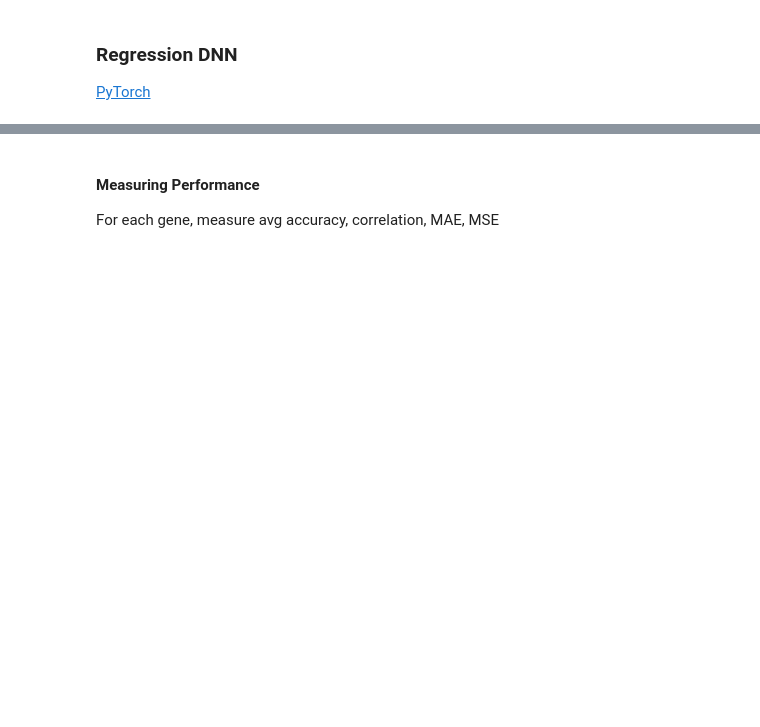
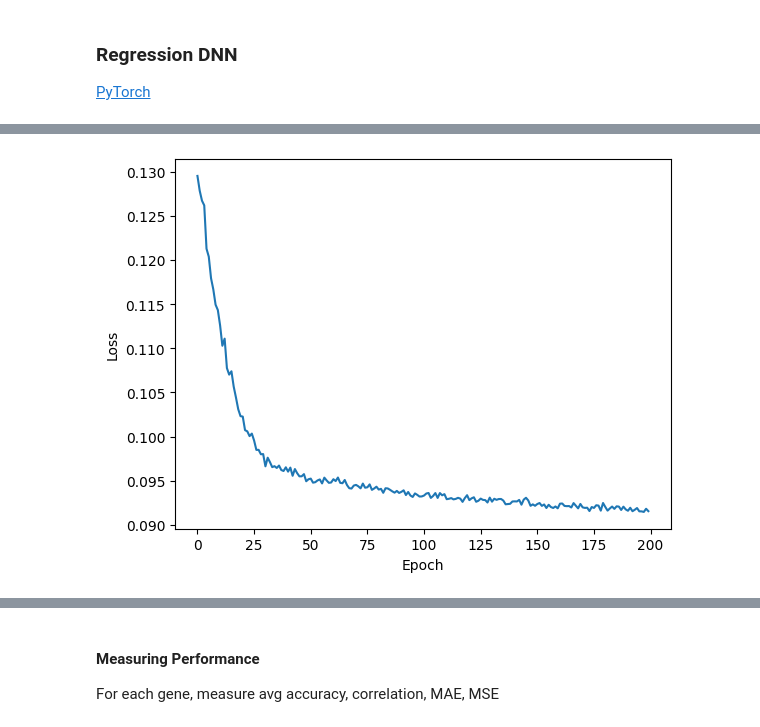
Before and after one commit to Michell203/DingLab, a Jupyter notebook: DLabCode.ipynb, the cells around one changed output, grey strips where cells are left out. Saved outputs shown, nothing was run; the diff lists cells and outputs as text; code cells hidden in the pictures; blank space fills up the shorter version.

```diff
--- a/DLabCode.ipynb
+++ b/DLabCode.ipynb
@@ -277,0 +255,3 @@ print(int(len(bulks_adata.var) * 0.8))
+# %%
+scaler = StandardScaler()
+all_inputs = scaler.fit_transform(all_inputs)
@@ -339,9 +373,9 @@ tensor([0.7318])
 # %%
-X_train = torch.tensor(np.array(X_train), dtype=torch.float32)
-Y_train = torch.tensor(Y_train, dtype=torch.float32).reshape(-1, 1)
+X_train_t = torch.tensor(np.array(X_train), dtype=torch.float32)
+Y_train_t = torch.tensor(Y_train, dtype=torch.float32).reshape(-1, 1)
 
-X_test = torch.tensor(np.array(X_test), dtype=torch.float32)
-Y_test = torch.tensor(Y_test, dtype=torch.float32).reshape(-1, 1)
+X_test_t = torch.tensor(np.array(X_test), dtype=torch.float32)
+Y_test_t = torch.tensor(Y_test, dtype=torch.float32).reshape(-1, 1)
 # %%
 X_train = torch.tensor(np.array(X_train_t), dtype=torch.float32)
 Y_train = torch.tensor(Y_train_t, dtype=torch.float32).reshape(-1, 1)
@@ -358,12 +392,21 @@ class NeuralNetwork(nn.Module):
     def __init__(self, input_size, output_size):
         super().__init__()
         self.linear_relu_stack = nn.Sequential(
-            nn.Linear(input_size, 48),
+            nn.Linear(input_size, 64),
             nn.ReLU(),
-            nn.Linear(48, 32),
+            nn.Dropout(0.2),
+            nn.Linear(64, 32),
             nn.ReLU(),
             nn.Linear(32, output_size)
         )
+        # self.linear_relu_stack = nn.Sequential(
+        #     nn.Linear(input_size, 64),
+        #     nn.ReLU(),
+        #     nn.Linear(64, 32),
+        #     nn.ReLU(),
+        #     nn.Linear(32, output_size),
+        #     nn.ReLU()
+        # )
 
     def forward(self, x):
         logits = self.linear_relu_stack(x)
@@ -371,18 +414,31 @@ class NeuralNetwork(nn.Module):
 # %%
 model = NeuralNetwork(84, 1)
 loss_fn = nn.MSELoss()
-optimizer = optim.Adam(model.parameters(), lr=0.001)
+optimizer = optim.Adam(model.parameters(), lr=0.0001, weight_decay=0.001)
 # %%
 def train_model(model, X, y, optimizer, loss_fn, epochs):
     model.train()
+    epoch_vals = []
+    loss_vals = []
+
     for epoch in range(epochs):
+        epoch_vals.append(epoch)
         optimizer.zero_grad()
         output = model(X)
+
         loss = loss_fn(output, y)
+        loss_vals.append(loss.item())
         loss.backward()
+
         optimizer.step()
         if epoch % 100 == 0:
             print(f'Epoch {epoch}: Loss = {loss.item()}')
 
-train_model(model, X_train, Y_train, optimizer, loss_fn, epochs=500)
+    plt.xlabel('Epoch')
+    plt.ylabel('Loss')
+    plt.plot(epoch_vals, loss_vals)
+    plt.show()
+
+# train_model(model, X_train, Y_train, optimizer, loss_fn, epochs=500)
+train_model(model, X_train_t, Y_train_t, optimizer, loss_fn, epochs=200)
 # %% [output]
@@ -393,0 +447 @@ Epoch 400: Loss = 0.03075726144015789
+[figure, added]
```
Also changed, not shown: parts of 32 cells of this notebook.
